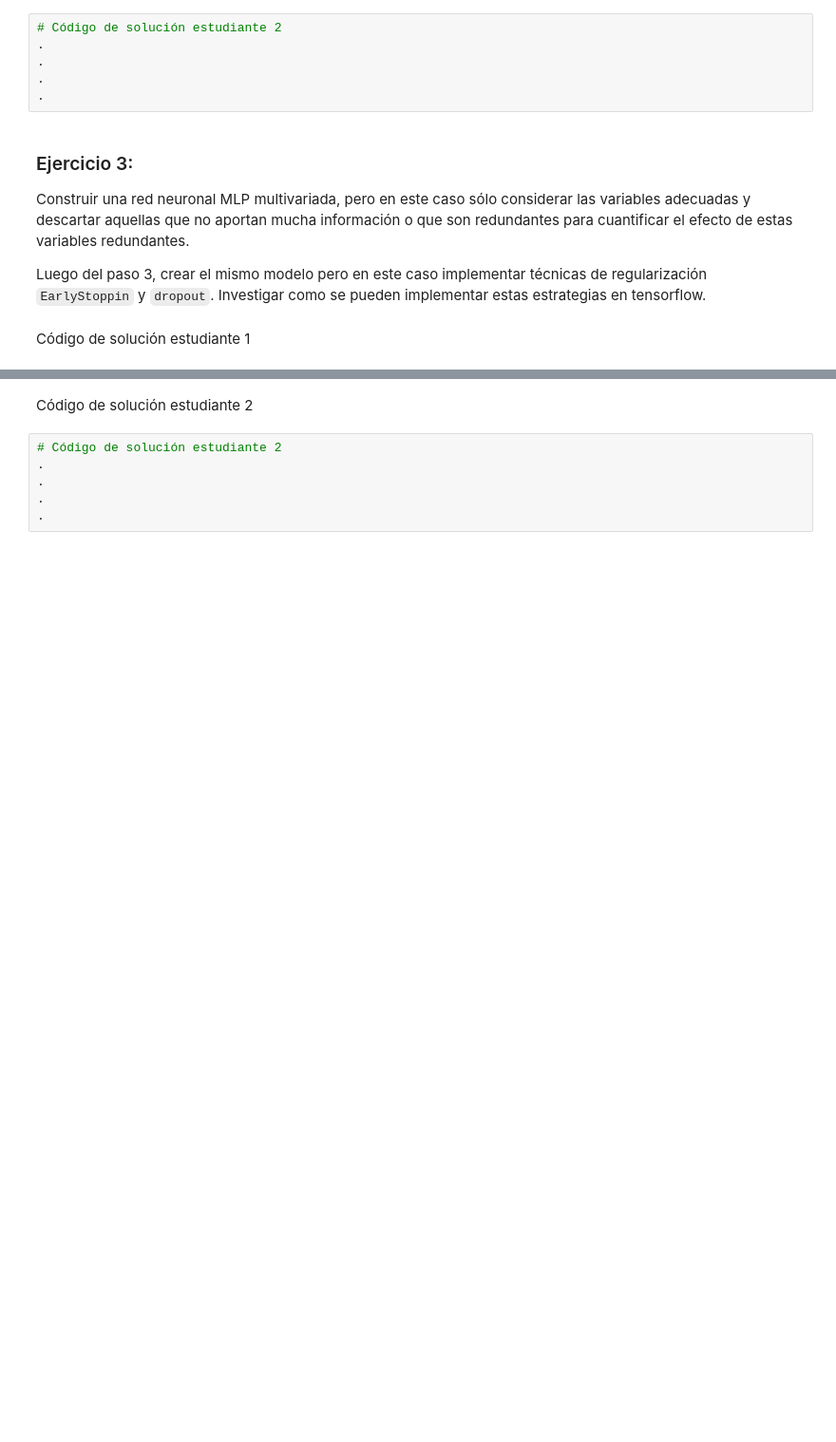
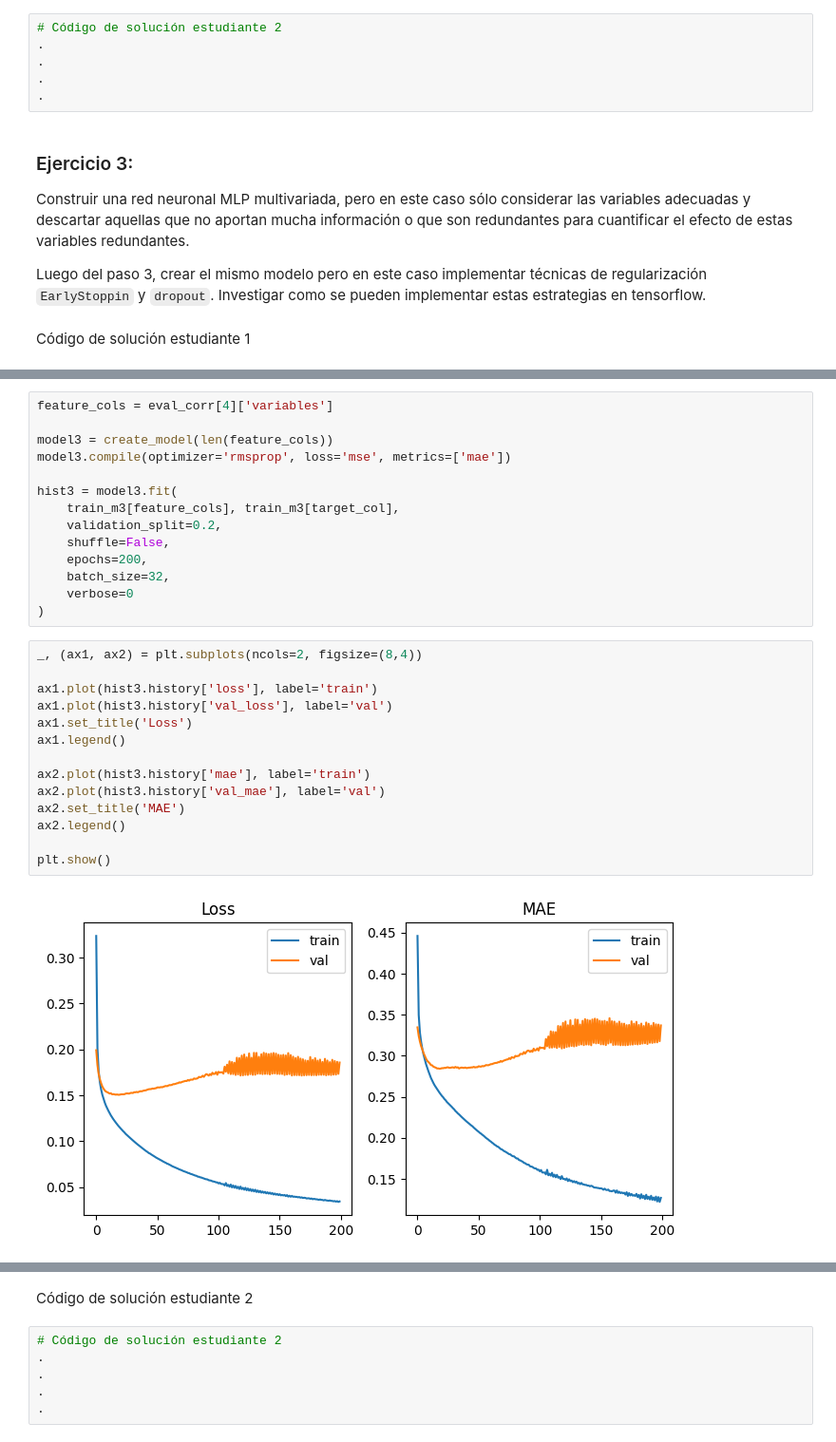
Before and after one commit to xagallegos/ProyectoConjunto_XGallegos_SDDue-as, a Jupyter notebook: Tarea4.ipynb, the cells around one changed output, grey strips where cells are left out. Shown at 95% size. Cells and saved outputs as stored; diff of their text form; blank space fills up the shorter version.

```diff
--- a/Tarea4.ipynb
+++ b/Tarea4.ipynb
@@ -467,0 +595,30 @@ Código de solución estudiante 1
+# %%
+feature_cols = eval_corr[4]['variables']
+
+model3 = create_model(len(feature_cols))
+model3.compile(optimizer='rmsprop', loss='mse', metrics=['mae'])
+
+hist3 = model3.fit(
+    train_m3[feature_cols], train_m3[target_col],
+    validation_split=0.2,
+    shuffle=False,
+    epochs=200,
+    batch_size=32,
+    verbose=0
+)
+# %%
+_, (ax1, ax2) = plt.subplots(ncols=2, figsize=(8,4))
+
+ax1.plot(hist3.history['loss'], label='train')
+ax1.plot(hist3.history['val_loss'], label='val')
+ax1.set_title('Loss')
+ax1.legend()
+
+ax2.plot(hist3.history['mae'], label='train')
+ax2.plot(hist3.history['val_mae'], label='val')
+ax2.set_title('MAE')
+ax2.legend()
+
+plt.show()
+# %% [output]
+[figure, added]
```
Also changed, not shown: parts of 13 cells of this notebook.
